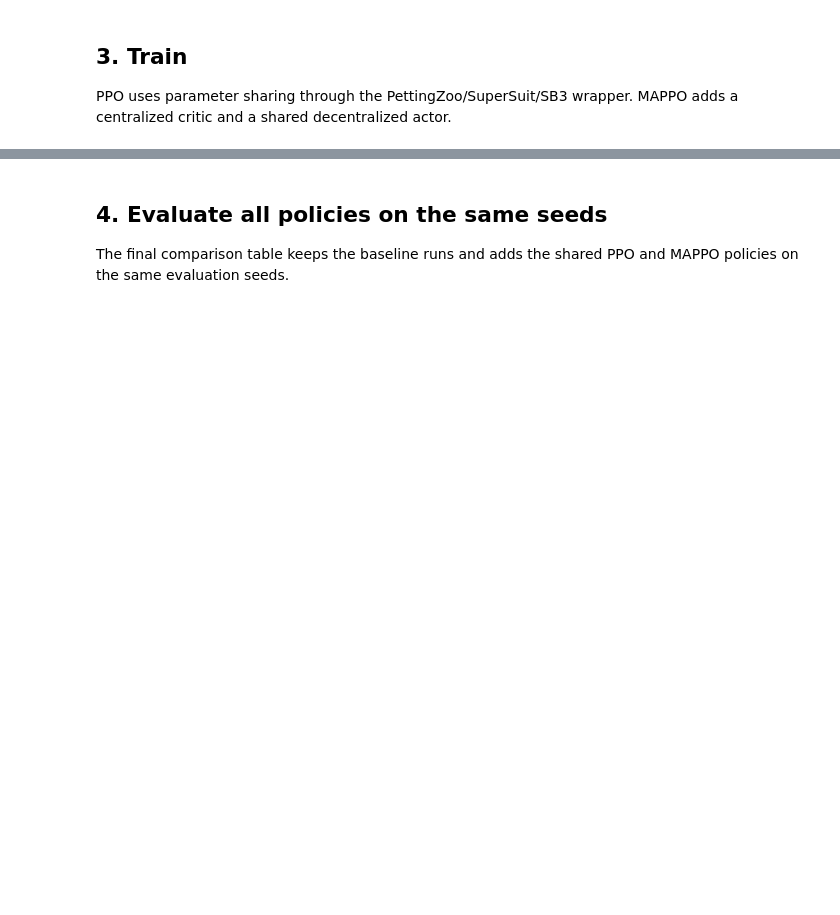
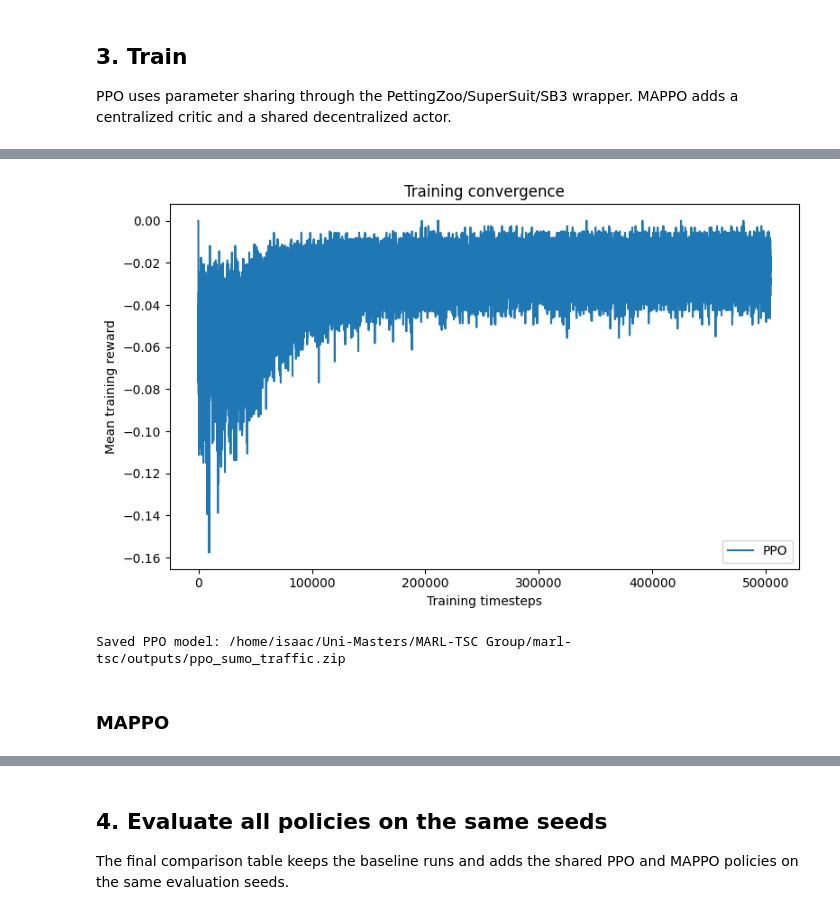
Before and after one commit to abergh18/marl-tsc, a Jupyter notebook: notebooks/main_flow.ipynb, the cells around one changed output, grey strips where cells are left out. Saved outputs shown, nothing was run; the diff lists cells and outputs as text; code cells hidden in the pictures; blank space fills up the shorter version.

```diff
--- a/notebooks/main_flow.ipynb
+++ b/notebooks/main_flow.ipynb
@@ -51,24 +44,3 @@ MIN_GREEN_SECONDS = 10
 ## 1. Generate the SUMO simulation files
 
 This default setup is a small `4x4` grid with four traffic-light agents. Change these values first when you want a different learning problem.
-# %%
-NOTEBOOK_DIR = Path.cwd().resolve()
-PROJECT_ROOT = NOTEBOOK_DIR.parent if (NOTEBOOK_DIR / "main_flow.ipynb").exists() else NOTEBOOK_DIR
-OUTPUT_DIR = PROJECT_ROOT / "outputs"
-
-traffic_light_ids = list(DEFAULT_TRAFFIC_LIGHT_IDS)
-
-generator = SimulationGenerator(
-    output_dir=OUTPUT_DIR,
-    grid_number=4,
-    lane_number=2,
-    traffic_light_ids=traffic_light_ids,
-    trip_begin=0,
-    trip_end=4000,
-    trip_period=0.5,
-    seed=42,
-)
-
-paths = generator.generate_all()
-print("Generated:", paths.config_file)
-print("Traffic-light agents:", traffic_light_ids)
@@ -162,0 +251,11 @@ print("Saved MAPPO model:", mappo_model_path)
+# %%
+
+fig, ax = plot_training_histories(ppo_history)
+plt.show()
+
+print("Saved PPO model:", ppo_model_path)
+# %% [output]
+[figure, added]
+Saved PPO model: /home/isaac/Uni-Masters/MARL-TSC Group/marl-tsc/outputs/ppo_sumo_traffic.zip
+# %% [markdown]
+### MAPPO
```
Also changed, not shown: parts of 20 cells of this notebook.
